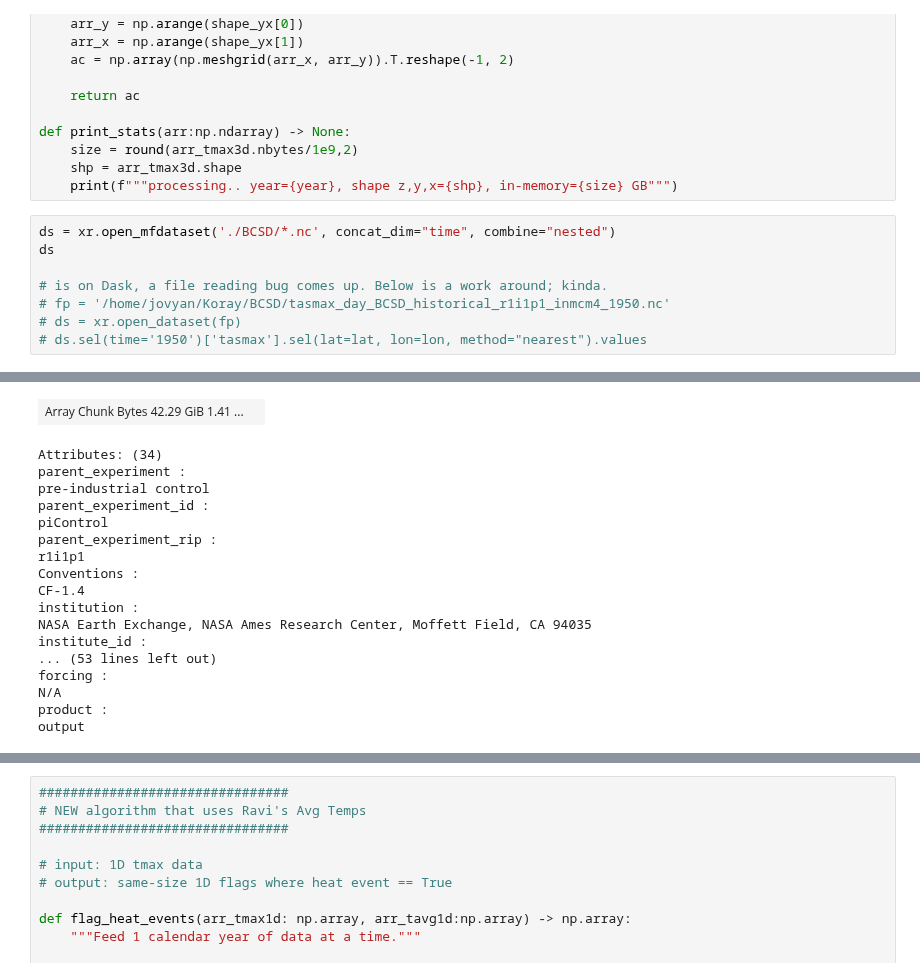
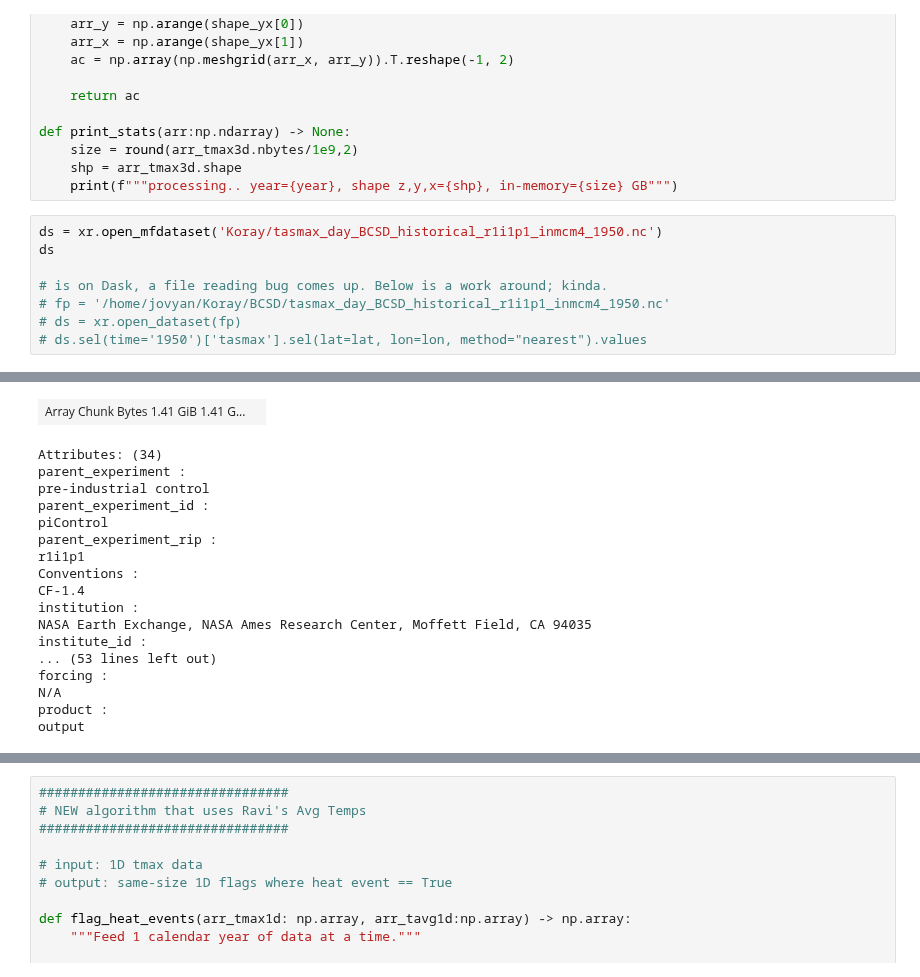
Before and after one commit to KorayKinik/heat-extremes-CMIP6, a Jupyter notebook: koray/Untitled7.ipynb, the cells around one changed output, grey strips where cells are left out. Saved outputs shown, nothing was run; the diff lists cells and outputs as text.

```diff
--- a/koray/Untitled7.ipynb
+++ b/koray/Untitled7.ipynb
@@ -65,7 +63,7 @@ def print_stats(arr:np.ndarray) -> None:
     shp = arr_tmax3d.shape
     print(f"""processing.. year={year}, shape z,y,x={shp}, in-memory={size} GB""")
 # %%
-ds = xr.open_mfdataset('./BCSD/*.nc', concat_dim="time", combine="nested")
+ds = xr.open_mfdataset('Koray/tasmax_day_BCSD_historical_r1i1p1_inmcm4_1950.nc')
 ds
 
 # is on Dask, a file reading bug comes up. Below is a work around; kinda.
@@ -87,10 +85,10 @@ object
 standard_name :
 ... (57 lines left out)
 coordinates :
 height
 associated_files :
 baseURL: http://cmip-pcmdi.llnl.gov/CMIP5/dataLocation gridspecFile: gridspec_fx_inmcm4_historical_r0i0p0.nc areacella: areacella_fx_inmcm4_historical_r0i0p0.nc
-| Array Chunk Bytes 42.29 GiB 1.41 ... |  |
+| Array Chunk Bytes 1.41 GiB 1.41 G... |  |
 Attributes: (34)
 parent_experiment :
 pre-industrial control
```
Also changed, not shown: parts of 8 cells of this notebook.
